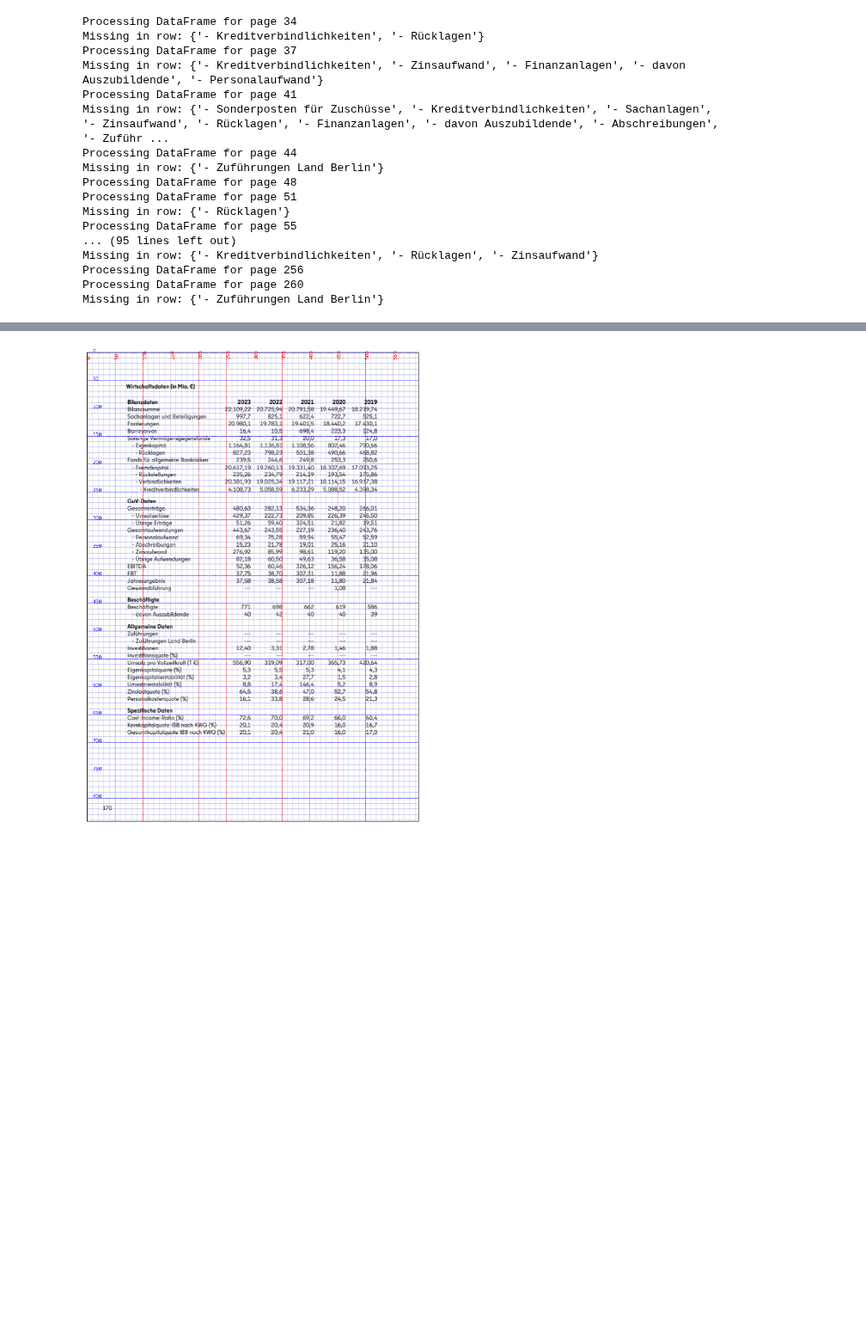
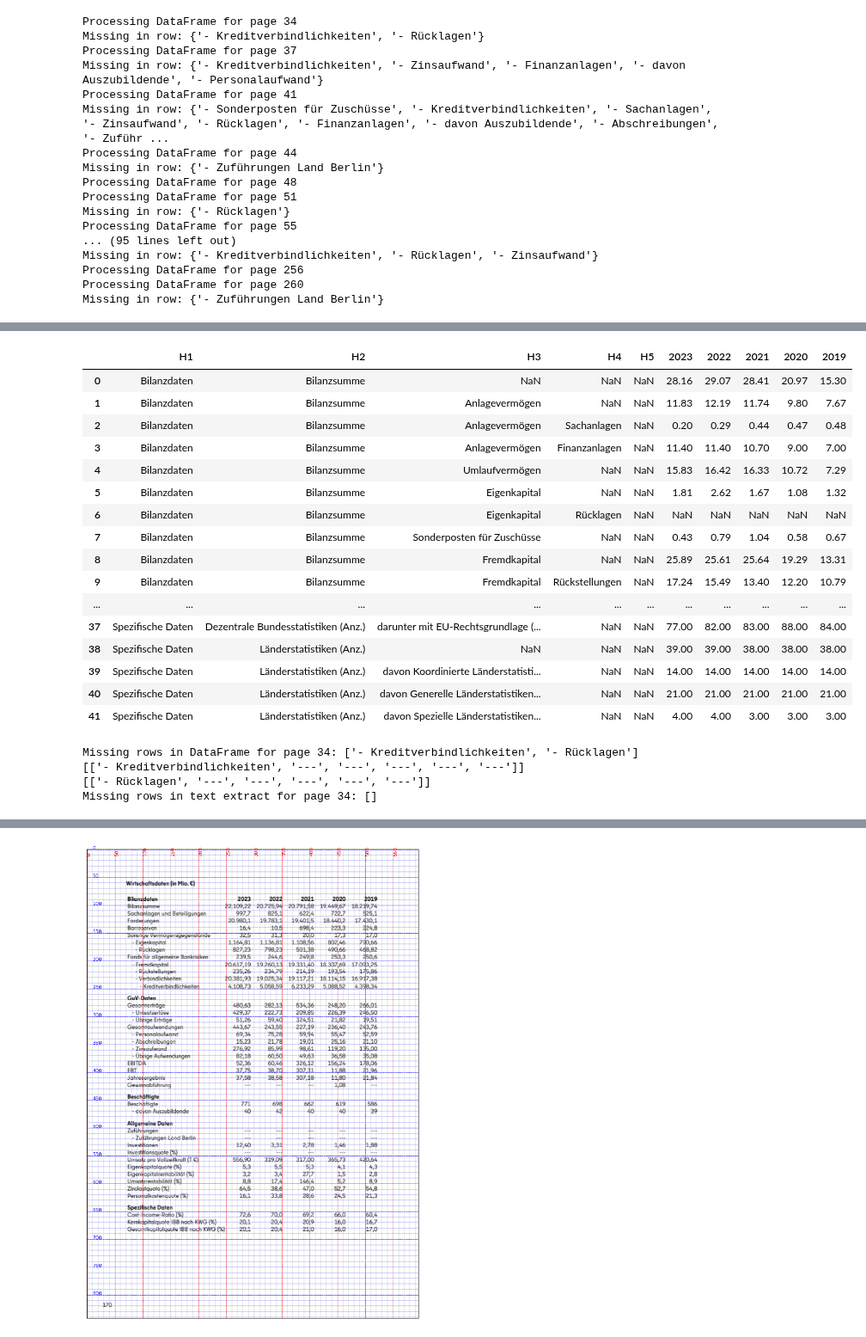
Before and after one commit to Famondir/Thesis, a Jupyter notebook: Beteiligungsberichte/extract_data_bb.ipynb, the cells around one changed output, grey strips where cells are left out. Shown at 86% size. Saved outputs shown, nothing was run; the diff lists cells and outputs as text; code cells hidden in the pictures; blank space fills up the shorter version.

```diff
--- a/Beteiligungsberichte/extract_data_bb.ipynb
+++ b/Beteiligungsberichte/extract_data_bb.ipynb
@@ -383,0 +435,8 @@ df_list_copy[52]
+# %%
+import copy
+
+df_list_copy = copy.deepcopy(df_list)
+for idx, df in enumerate(df_list_copy[:]):
+    print(f"Processing DataFrame for page {page_numbers[idx]} ({idx})")
+
+    df_list_copy[idx] = process_hierarchy_2_and_3(postprocess_dfs(df, idx))
@@ -383,0 +461,48 @@ df_list_copy[52]
+# %%
+df_list_copy[0]
+# %% [output]
+|  | H1 | H2 | H3 | H4 | H5 | 2023 | 2022 | 2021 | 2020 | 2019 |
+| 0 | Bilanzdaten | Bilanzsumme | NaN | NaN | NaN | 28.16 | 29.07 | 28.41 | 20.97 | 15.30 |
+| 1 | Bilanzdaten | Bilanzsumme | Anlagevermögen | NaN | NaN | 11.83 | 12.19 | 11.74 | 9.80 | 7.67 |
+| 2 | Bilanzdaten | Bilanzsumme | Anlagevermögen | Sachanlagen | NaN | 0.20 | 0.29 | 0.44 | 0.47 | 0.48 |
+| 3 | Bilanzdaten | Bilanzsumme | Anlagevermögen | Finanzanlagen | NaN | 11.40 | 11.40 | 10.70 | 9.00 | 7.00 |
+| 4 | Bilanzdaten | Bilanzsumme | Umlaufvermögen | NaN | NaN | 15.83 | 16.42 | 16.33 | 10.72 | 7.29 |
+| 5 | Bilanzdaten | Bilanzsumme | Eigenkapital | NaN | NaN | 1.81 | 2.62 | 1.67 | 1.08 | 1.32 |
+| 6 | Bilanzdaten | Bilanzsumme | Eigenkapital | Rücklagen | NaN | NaN | NaN | NaN | NaN | NaN |
+| 7 | Bilanzdaten | Bilanzsumme | Sonderposten für Zuschüsse | NaN | NaN | 0.43 | 0.79 | 1.04 | 0.58 | 0.67 |
+| 8 | Bilanzdaten | Bilanzsumme | Fremdkapital | NaN | NaN | 25.89 | 25.61 | 25.64 | 19.29 | 13.31 |
+| 9 | Bilanzdaten | Bilanzsumme | Fremdkapital | Rückstellungen | NaN | 17.24 | 15.49 | 13.40 | 12.20 | 10.79 |
+| ... | ... | ... | ... | ... | ... | ... | ... | ... | ... | ... |
+| 37 | Spezifische Daten | Dezentrale Bundesstatistiken (Anz.) | darunter mit EU-Rechtsgrundlage (... | NaN | NaN | 77.00 | 82.00 | 83.00 | 88.00 | 84.00 |
+| 38 | Spezifische Daten | Länderstatistiken (Anz.) | NaN | NaN | NaN | 39.00 | 39.00 | 38.00 | 38.00 | 38.00 |
+| 39 | Spezifische Daten | Länderstatistiken (Anz.) | davon Koordinierte Länderstatisti... | NaN | NaN | 14.00 | 14.00 | 14.00 | 14.00 | 14.00 |
+| 40 | Spezifische Daten | Länderstatistiken (Anz.) | davon Generelle Länderstatistiken... | NaN | NaN | 21.00 | 21.00 | 21.00 | 21.00 | 21.00 |
+| 41 | Spezifische Daten | Länderstatistiken (Anz.) | davon Spezielle Länderstatistiken... | NaN | NaN | 4.00 | 4.00 | 3.00 | 3.00 | 3.00 |
+# %%
+
+df1 = pd.DataFrame(extract_numbers(pages_of_interest[0]['text']))
+df2 = df_list_copy[0]
+df2.columns = [0, 1, 2, 3, 4, 5]
+
+text_extract = extract_numbers(pages_of_interest[0]['text'])
+text_row_names = [row[0] for row in text_extract]
+
+row_names = df2[df2.columns[0]]
+
+missing_rows = list(set(text_row_names).difference(set(row_names)))
+print(f"Missing rows in DataFrame for page {page_numbers[0]}: {missing_rows}")
+
+for missing in missing_rows:
+    print([row for row in text_extract if row[0] == missing])
+
+missing_rows = list(set(row_names).difference(set(text_row_names)))
+missing_rows = [row for row in missing_rows if row not in ['Spezifische Daten', 'GuV-Daten', 'Allgemeine Daten', np.nan]]
+print(f"Missing rows in text extract for page {page_numbers[0]}: {missing_rows}")
+
+for missing in missing_rows:
+    print([row for row in text_extract if row[0] == missing])
+# %% [output]
+Missing rows in DataFrame for page 34: ['- Kreditverbindlichkeiten', '- Rücklagen']
+[['- Kreditverbindlichkeiten', '---', '---', '---', '---', '---']]
+[['- Rücklagen', '---', '---', '---', '---', '---']]
+Missing rows in text extract for page 34: []
```
Also changed, not shown: parts of 18 cells of this notebook.
